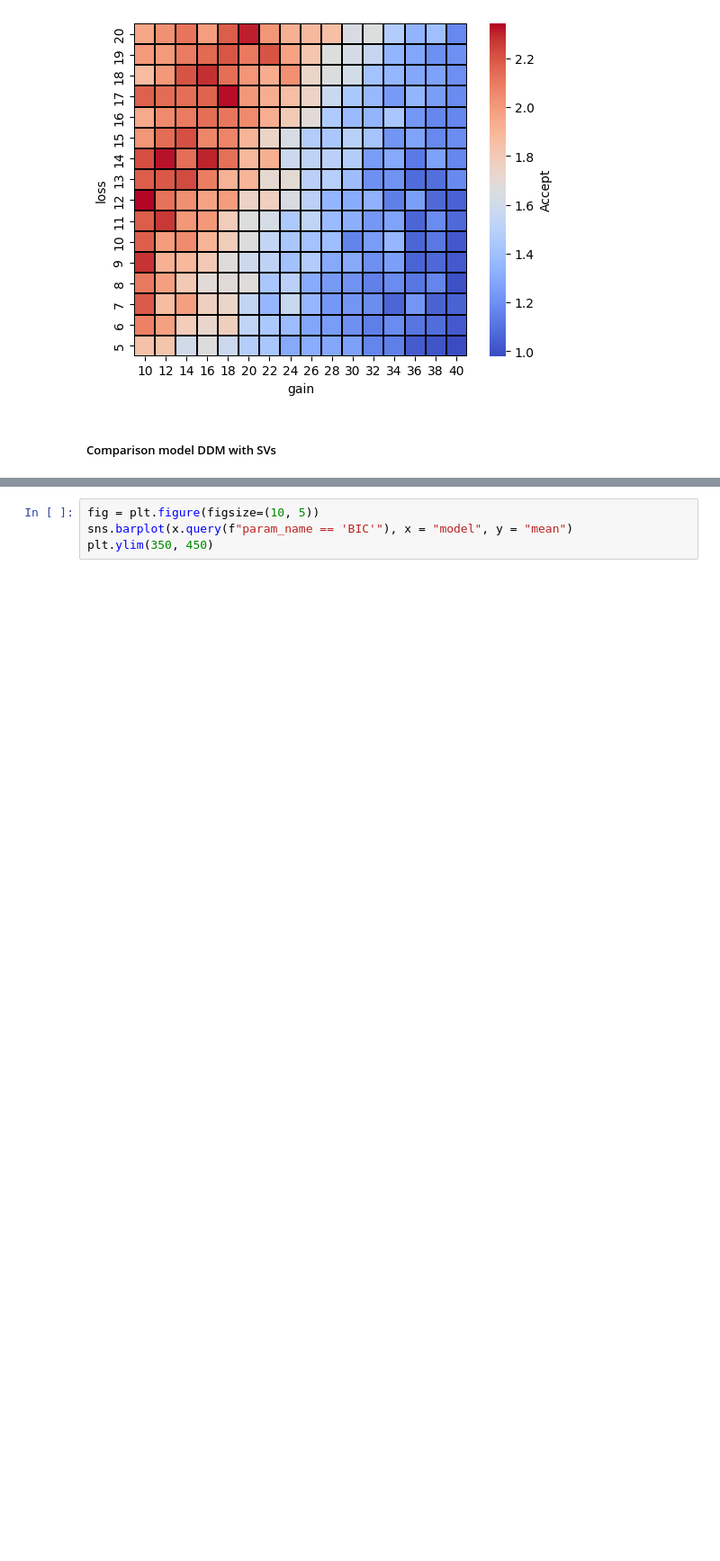
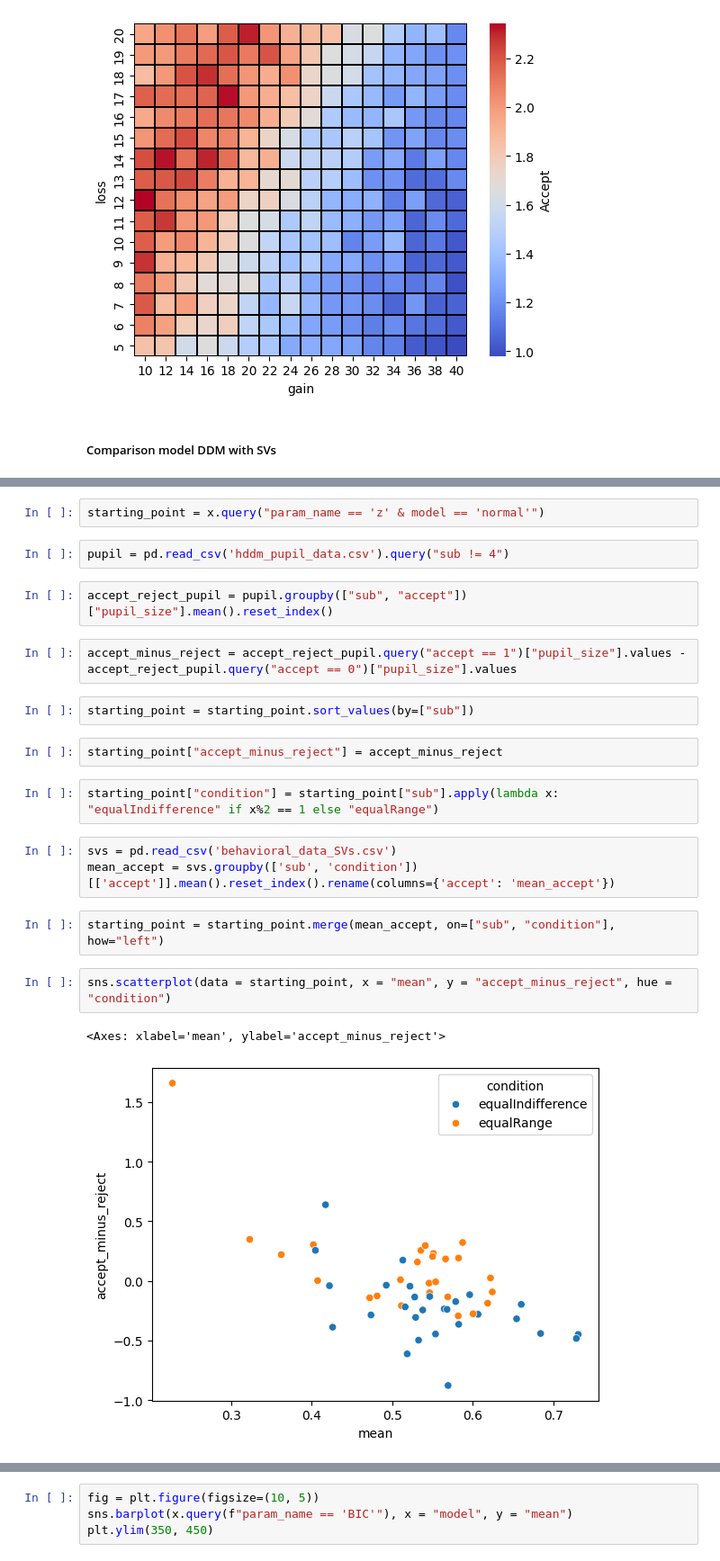
Before and after one commit to GusStgoReyes/riskyneuroarousal, a Jupyter notebook: data/2ddm.ipynb, the cells around one changed output, grey strips where cells are left out. Shown at 90% size. Drawn from its saved outputs; the diff is of its cells as text; blank space fills up the shorter version.

```diff
--- a/data/2ddm.ipynb
+++ b/data/2ddm.ipynb
@@ -78,0 +89,24 @@ plt.ylim(350, 450)
+# %%
+starting_point = x.query("param_name == 'z' & model == 'normal'")
+# %%
+pupil = pd.read_csv('hddm_pupil_data.csv').query("sub != 4")
+# %%
+accept_reject_pupil = pupil.groupby(["sub", "accept"])["pupil_size"].mean().reset_index()
+# %%
+accept_minus_reject = accept_reject_pupil.query("accept == 1")["pupil_size"].values - accept_reject_pupil.query("accept == 0")["pupil_size"].values
+# %%
+starting_point = starting_point.sort_values(by=["sub"])
+# %%
+starting_point["accept_minus_reject"] = accept_minus_reject
+# %%
+starting_point["condition"] = starting_point["sub"].apply(lambda x: "equalIndifference" if x%2 == 1 else "equalRange")
+# %%
+svs = pd.read_csv('behavioral_data_SVs.csv')
+mean_accept = svs.groupby(['sub', 'condition'])[['accept']].mean().reset_index().rename(columns={'accept': 'mean_accept'})
+# %%
+starting_point = starting_point.merge(mean_accept, on=["sub", "condition"], how="left")
+# %%
+sns.scatterplot(data = starting_point, x = "mean", y = "accept_minus_reject", hue = "condition")
+# %% [output]
+<Axes: xlabel='mean', ylabel='accept_minus_reject'>
+[figure, added]
```
Also changed, not shown: parts of 23 cells of this notebook, 7 other files.
